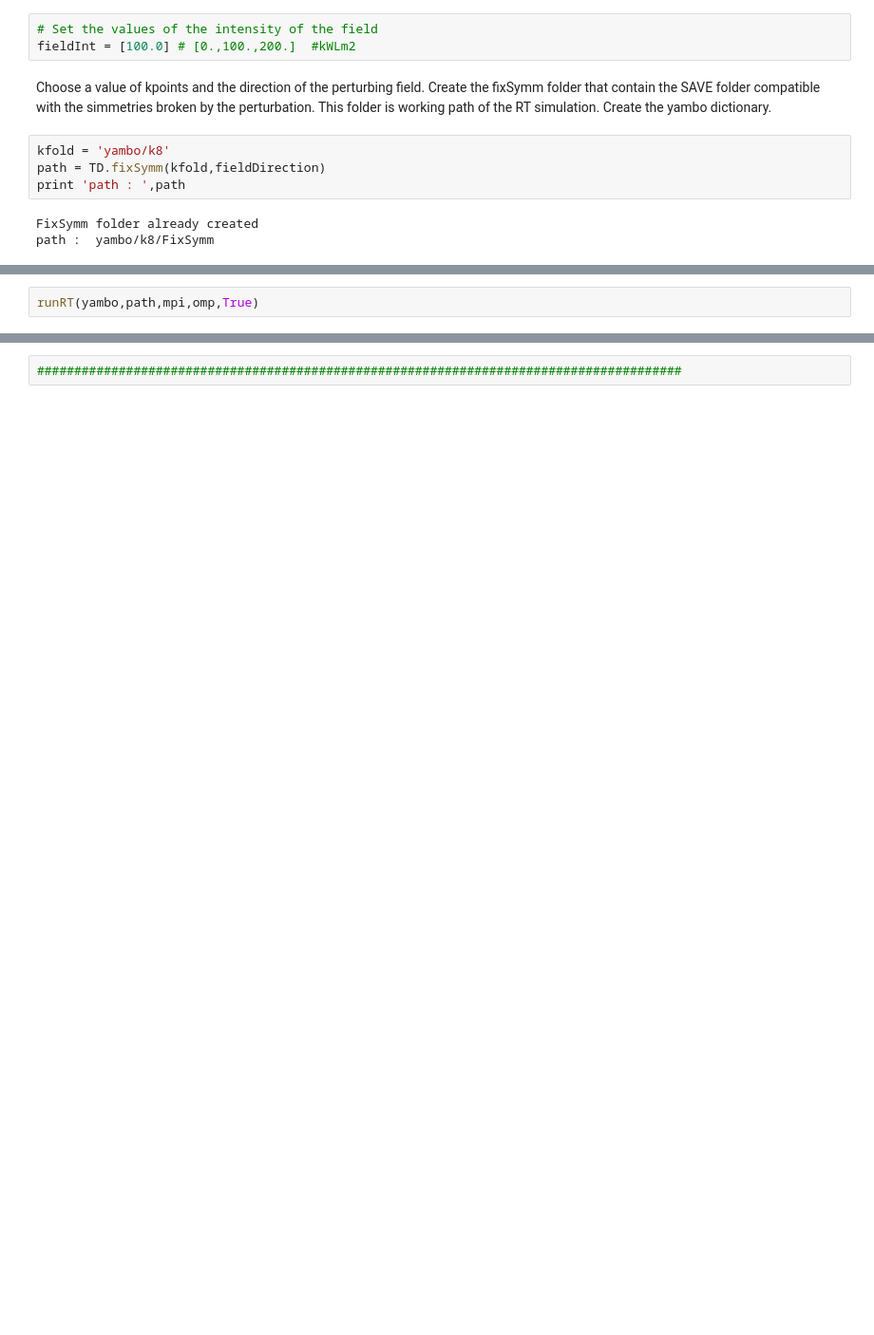
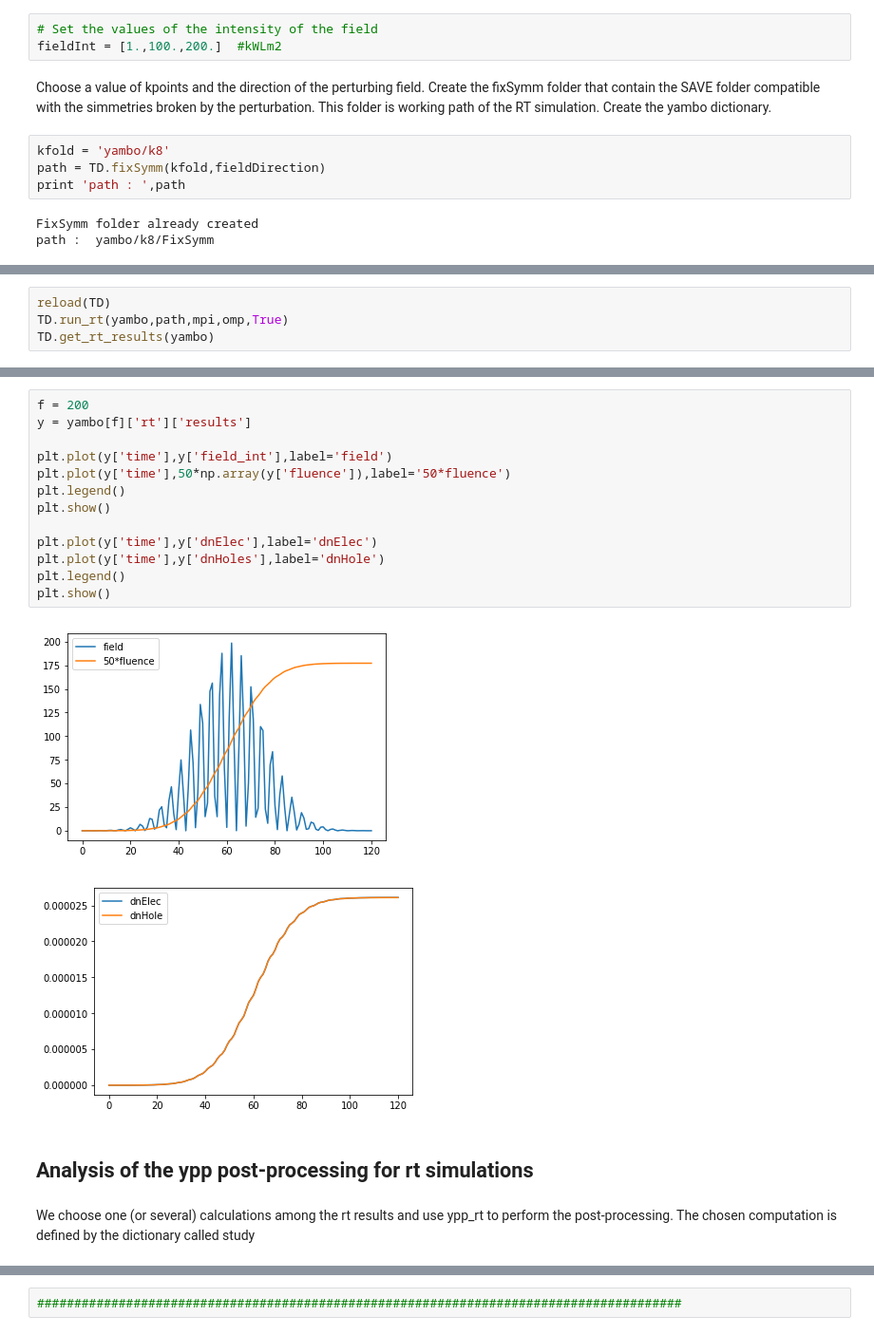
Before and after one commit to marcodalessandro76/Yambo-nb, a Jupyter notebook: Silicon-bulk/Time dependent analysis.ipynb, the cells around one changed output, grey strips where cells are left out. Shown at 95% size. Drawn from its saved outputs; the diff is of its cells as text; blank space fills up the shorter version.

Commit message:
update of the TD analysis for rt study and ypp_rt processing

```diff
--- a/Silicon-bulk/Time dependent analysis.ipynb
+++ b/Silicon-bulk/Time dependent analysis.ipynb
@@ -40,7 +40,7 @@ rt_parameters = {
 #rt_parameters
 # %%
 # Set the values of the intensity of the field
-fieldInt = [100.0] # [0.,100.,200.]  #kWLm2
+fieldInt = [1.,100.,200.]  #kWLm2
 # %% [markdown]
 Choose a value of kpoints and the direction of the perturbing field. Create the fixSymm folder that contain the SAVE folder compatible with the simmetries broken by the perturbation. This folder is working path of the RT simulation. Create the yambo dictionary.
 # %%
@@ -115,3 +64,5 @@ def runRT(dic,path,mpi,omp,skip = False):
 # %%
-runRT(yambo,path,mpi,omp,True)
+reload(TD)
+TD.run_rt(yambo,path,mpi,omp,True)
+TD.get_rt_results(yambo)
 # %% [output]
@@ -119,0 +79,20 @@ done!
+# %%
+f = 200
+y = yambo[f]['rt']['results']
+
+plt.plot(y['time'],y['field_int'],label='field')
+plt.plot(y['time'],50*np.array(y['fluence']),label='50*fluence')
+plt.legend()
+plt.show()
+
+plt.plot(y['time'],y['dnElec'],label='dnElec')
+plt.plot(y['time'],y['dnHoles'],label='dnHole')
+plt.legend()
+plt.show()
+# %% [output]
+[figure, added]
+[figure, added]
+# %% [markdown]
+## Analysis of the ypp post-processing for rt simulations
+# %% [markdown]
+We choose one (or several) calculations among the rt results and use ypp_rt to perform the post-processing. The chosen computation is defined by the dictionary called study
```
Also changed, not shown: parts of 39 cells of this notebook, 2 other files.
